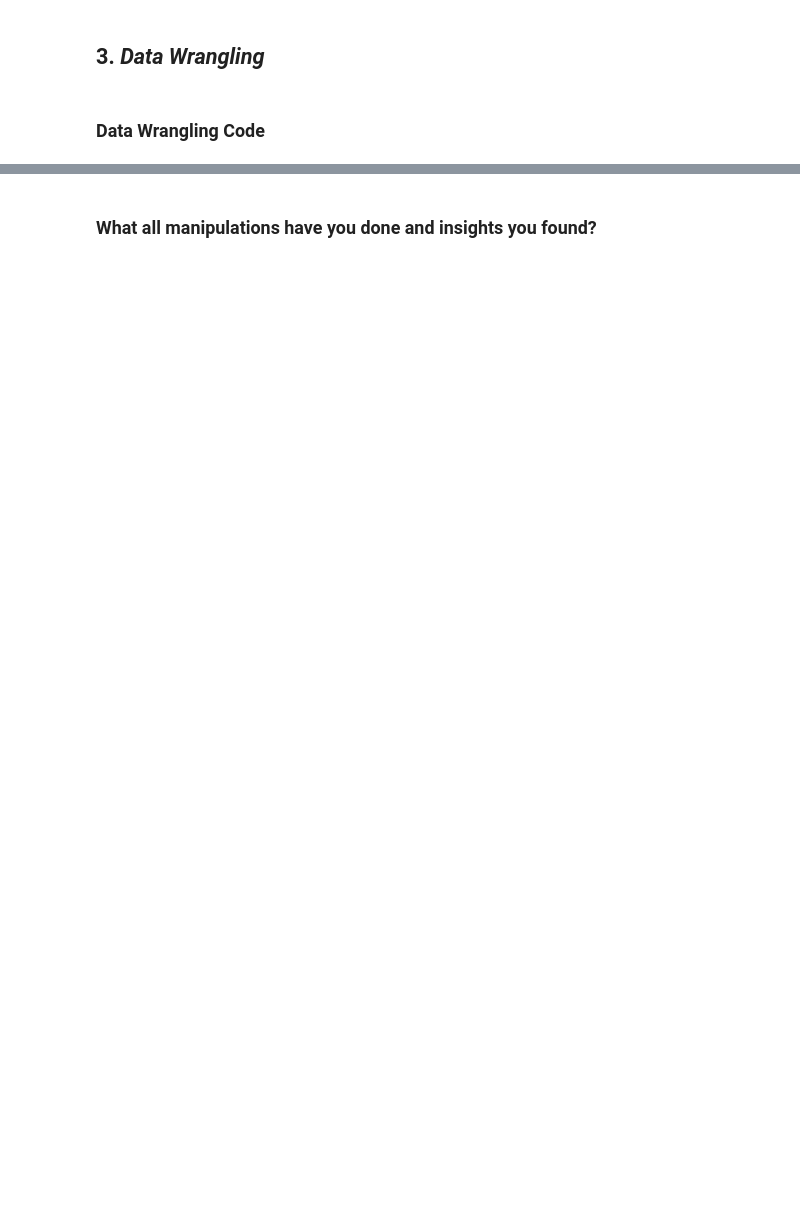
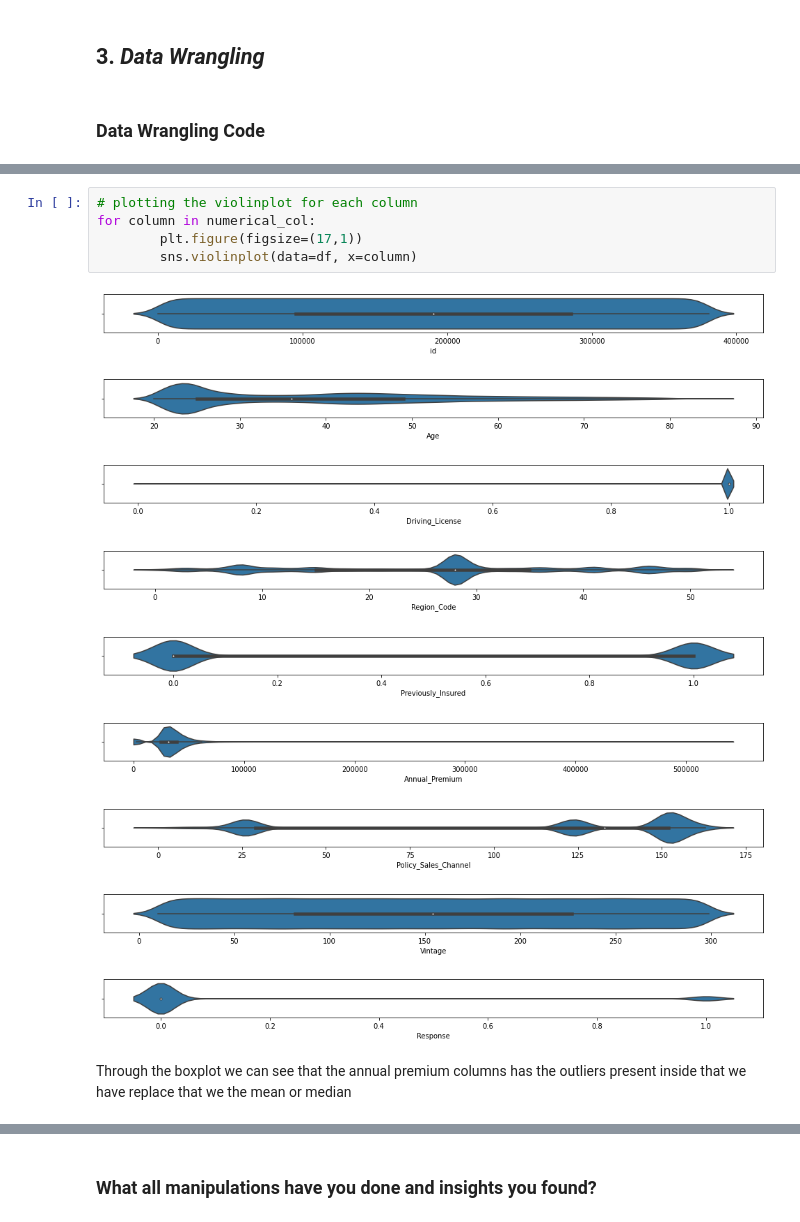
Before and after one commit to avigangarde/Cap-III-Health-Insurance-Cross-Sell-Prediction, a Jupyter notebook: Cap_III_Health_Insurance_Cross_sell_prediction_Avinash.ipynb, the cells around one changed output, grey strips where cells are left out. Drawn from its saved outputs; the diff is of its cells as text; blank space fills up the shorter version.

```diff
--- a/Cap_III_Health_Insurance_Cross_sell_prediction_Avinash.ipynb
+++ b/Cap_III_Health_Insurance_Cross_sell_prediction_Avinash.ipynb
@@ -295,0 +402,17 @@ Answer Here
+# %%
+# plotting the violinplot for each column
+for column in numerical_col:
+        plt.figure(figsize=(17,1))
+        sns.violinplot(data=df, x=column)
+# %% [output]
+[figure, added]
+[figure, added]
+[figure, added]
+[figure, added]
+[figure, added]
+[figure, added]
+[figure, added]
+[figure, added]
+[figure, added]
+# %% [markdown]
+Through the boxplot we can see that the annual premium columns has the outliers present inside that we have replace that we the mean or median
```
Also changed, not shown: parts of 103 cells of this notebook.
